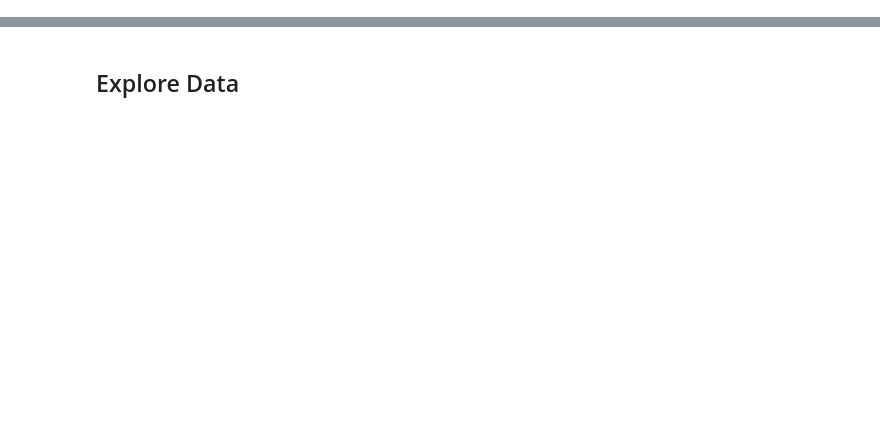
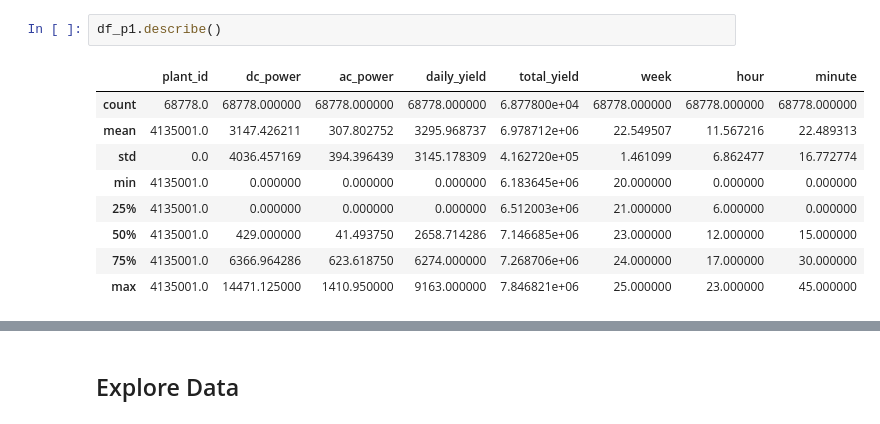
Before and after one commit to LucMaingard/solar-plant, a Jupyter notebook: notebooks/eda_solar.ipynb, the cells around one changed output, grey strips where cells are left out. Saved outputs shown, nothing was run; the diff lists cells and outputs as text; blank space fills up the shorter version.

```diff
--- a/notebooks/eda_solar.ipynb
+++ b/notebooks/eda_solar.ipynb
@@ -21,0 +64,12 @@ df_p1.head(3)
+# %%
+df_p1.describe()
+# %% [output]
+|  | plant_id | dc_power | ac_power | daily_yield | total_yield | week | hour | minute |
+| count | 68778.0 | 68778.000000 | 68778.000000 | 68778.000000 | 6.877800e+04 | 68778.000000 | 68778.000000 | 68778.000000 |
+| mean | 4135001.0 | 3147.426211 | 307.802752 | 3295.968737 | 6.978712e+06 | 22.549507 | 11.567216 | 22.489313 |
+| std | 0.0 | 4036.457169 | 394.396439 | 3145.178309 | 4.162720e+05 | 1.461099 | 6.862477 | 16.772774 |
+| min | 4135001.0 | 0.000000 | 0.000000 | 0.000000 | 6.183645e+06 | 20.000000 | 0.000000 | 0.000000 |
+| 25% | 4135001.0 | 0.000000 | 0.000000 | 0.000000 | 6.512003e+06 | 21.000000 | 6.000000 | 0.000000 |
+| 50% | 4135001.0 | 429.000000 | 41.493750 | 2658.714286 | 7.146685e+06 | 23.000000 | 12.000000 | 15.000000 |
+| 75% | 4135001.0 | 6366.964286 | 623.618750 | 6274.000000 | 7.268706e+06 | 24.000000 | 17.000000 | 30.000000 |
+| max | 4135001.0 | 14471.125000 | 1410.950000 | 9163.000000 | 7.846821e+06 | 25.000000 | 23.000000 | 45.000000 |
```
Also changed, not shown: parts of 26 cells of this notebook, 11 other files.
